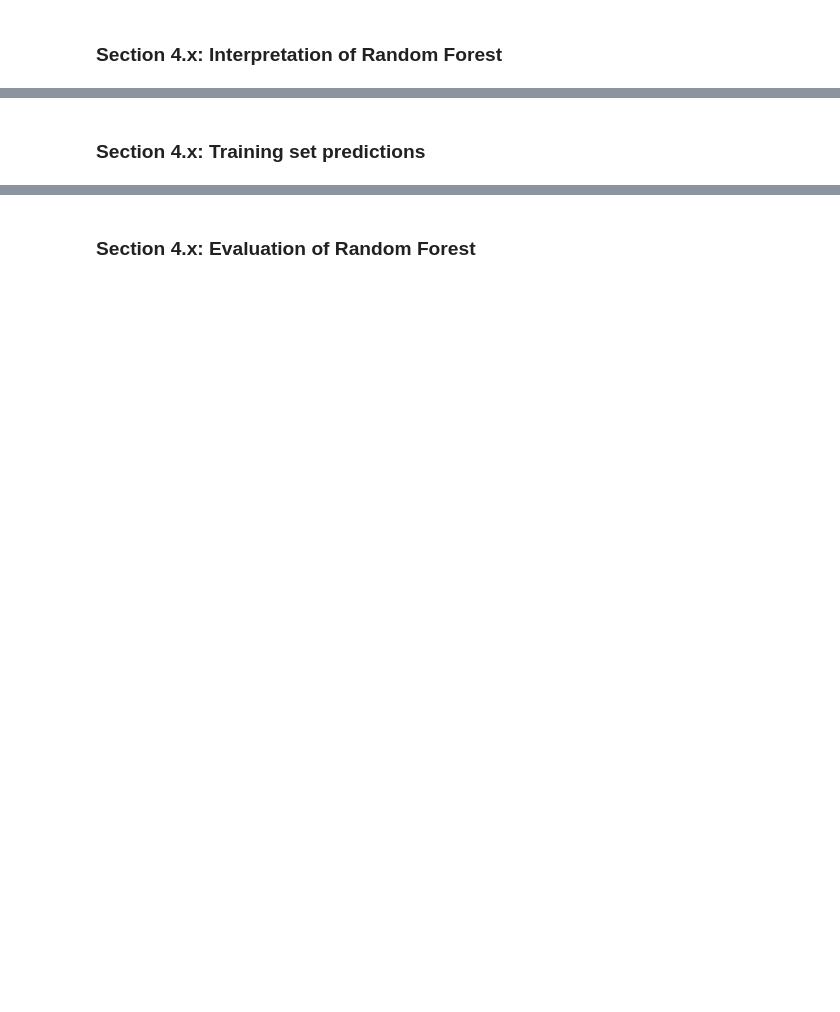
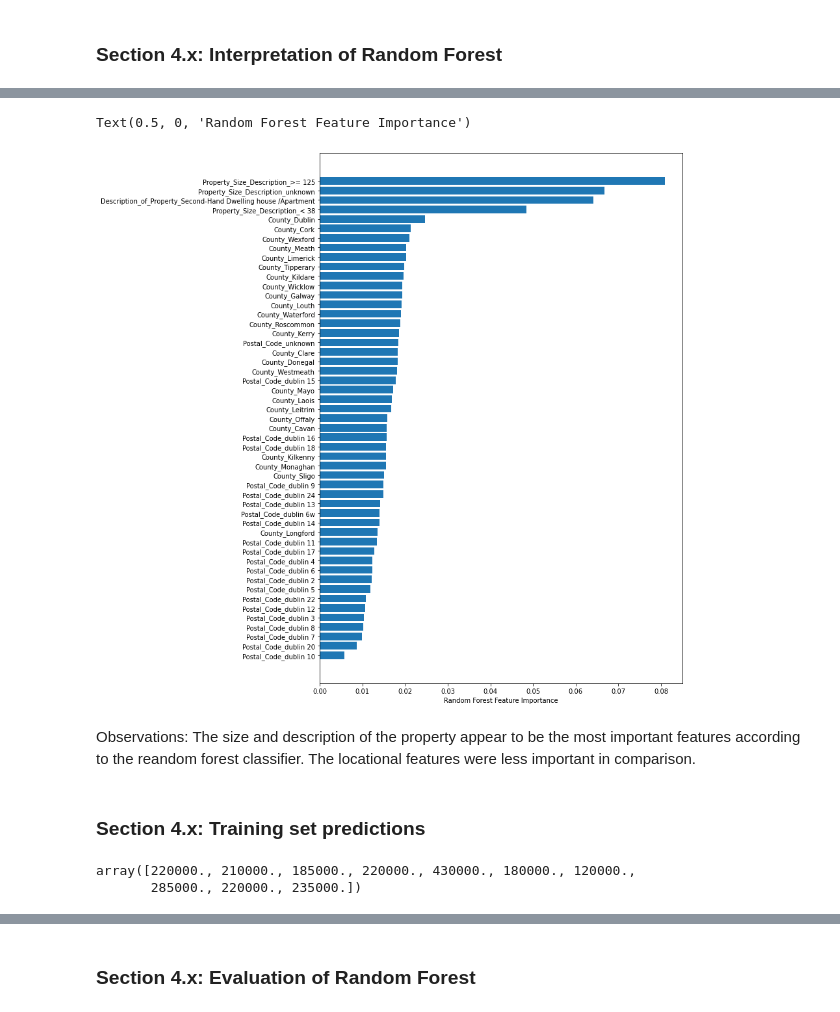
Before and after one commit to michaeldavitt/COMP47350_Housing_Data_Analysis, a Jupyter notebook: 17309836A2.ipynb, the cells around one changed output, grey strips where cells are left out. Drawn from its saved outputs; the diff is of its cells as text; code cells hidden in the pictures; blank space fills up the shorter version.

Commit message:
Implements and evaluates a random forest classifier

```diff
--- a/17309836A2.ipynb
+++ b/17309836A2.ipynb
@@ -480,3 +482,7 @@ CV std score: 0.5885368779918012
 ## Section 4: Random Forest
 # %% [markdown]
 ### Section 4.x: Train a Random Forest
+# %%
+# Train RF with 100 trees
+rfc = RandomForestClassifier(n_estimators=100, max_features='auto', oob_score=True, random_state=1)
+rfc.fit(X_train, y_train)
@@ -485,2 +514,18 @@ CV std score: 0.5885368779918012
+# %%
+# https://mljar.com/blog/feature-importance-in-random-forest/
+sorted_idx = rfc.feature_importances_.argsort()
+plt.figure(figsize=(10,15))
+plt.barh(X_train.columns[sorted_idx], rfc.feature_importances_[sorted_idx])
+plt.xlabel("Random Forest Feature Importance")
+# %% [output]
+Text(0.5, 0, 'Random Forest Feature Importance')
+[figure, added]
+# %% [markdown]
+Observations: The size and description of the property appear to be the most important features according to the reandom forest classifier. The locational features were less important in comparison.
 # %% [markdown]
 ### Section 4.x: Training set predictions
+# %%
+rfc.predict(first_10_x)
+# %% [output]
+array([220000., 210000., 185000., 220000., 430000., 180000., 120000.,
+       285000., 220000., 235000.])
```
Also changed, not shown: parts of 7 cells of this notebook.
